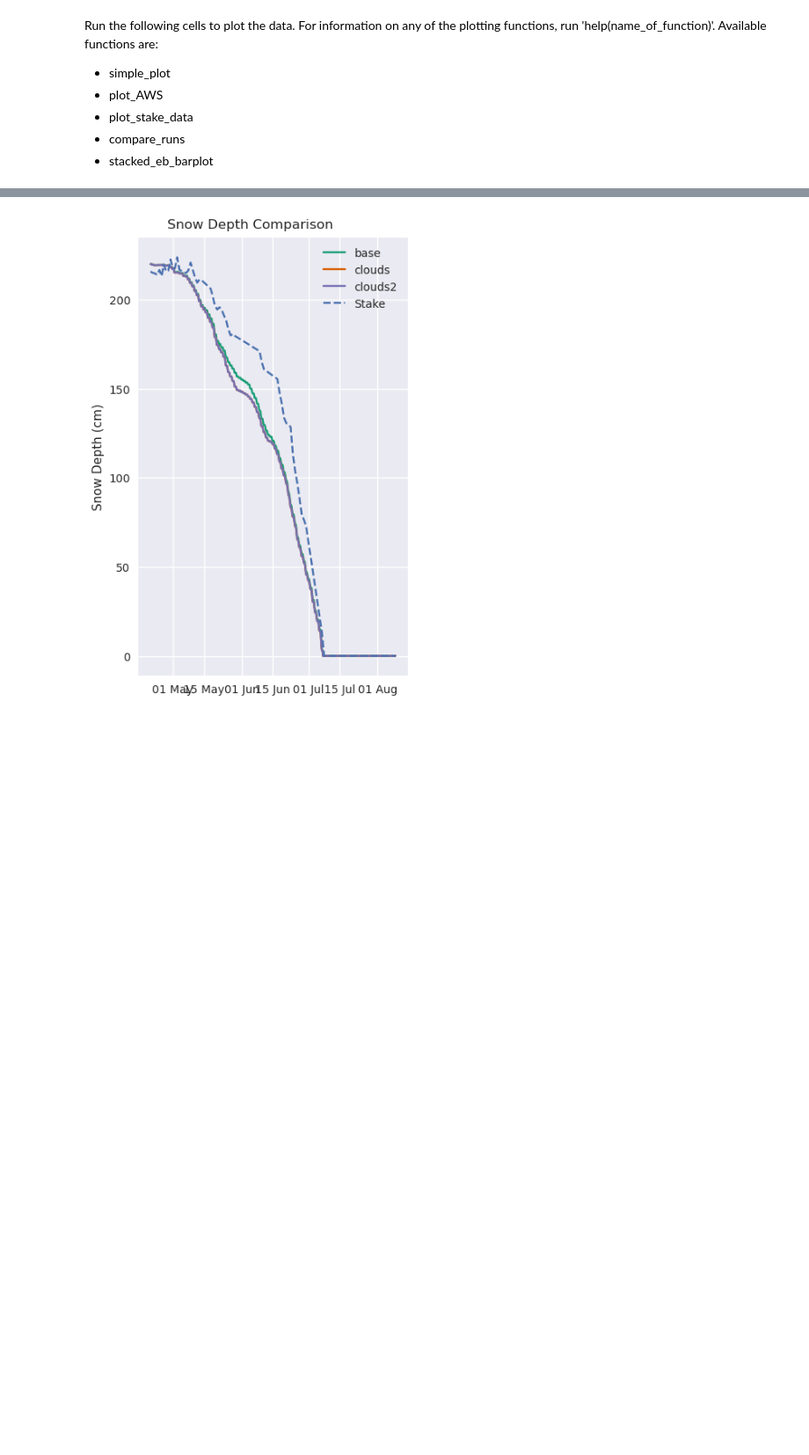
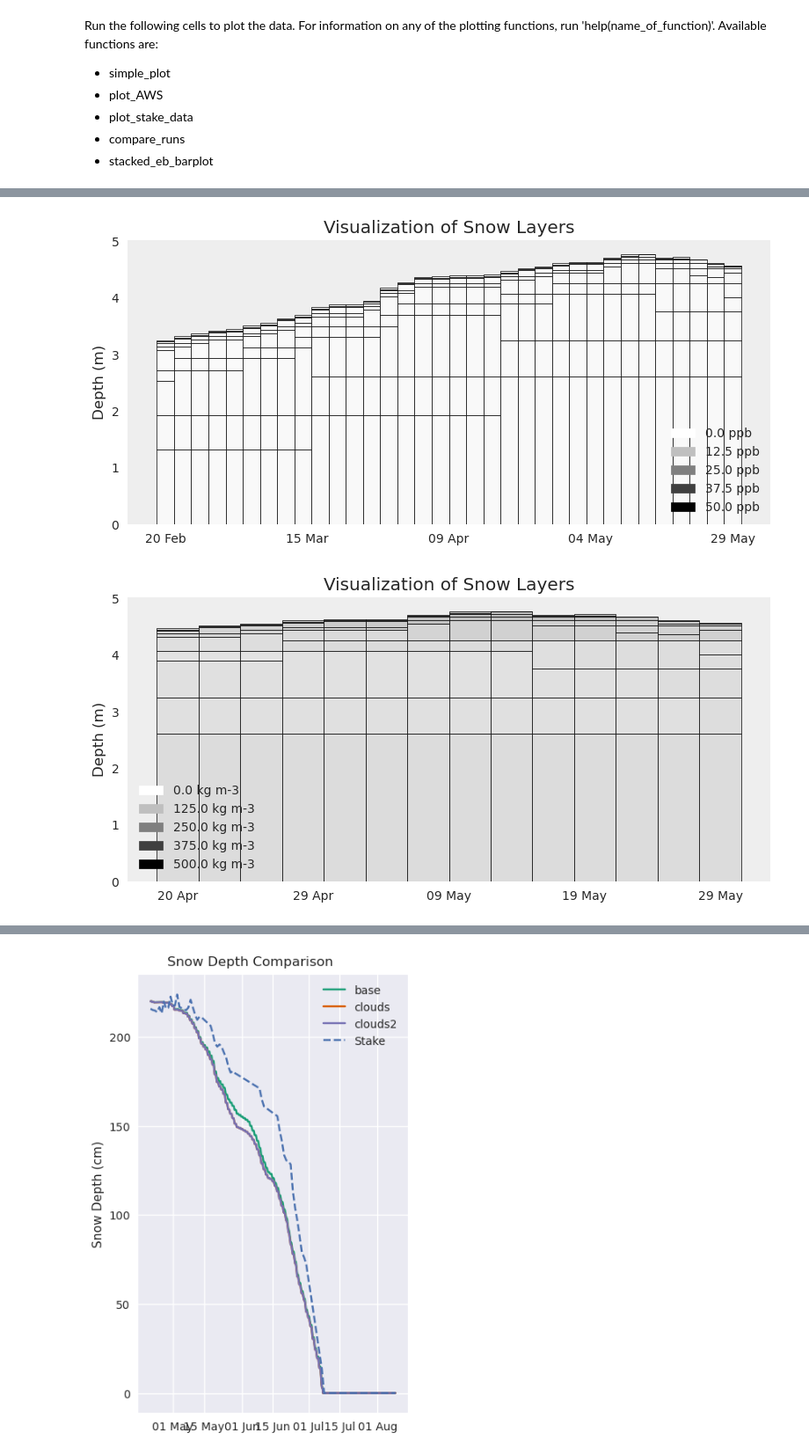
Before and after one commit to drounce/PyGEM, a Jupyter notebook: pygem_eb/processing/ebplotting.ipynb, the cells around one changed output, grey strips where cells are left out. Shown at 88% size. Cells and saved outputs as stored; diff of their text form; code cells hidden in the pictures; blank space fills up the shorter version.

```diff
--- a/pygem_eb/processing/ebplotting.ipynb
+++ b/pygem_eb/processing/ebplotting.ipynb
@@ -20,0 +30,9 @@ Run the following cells to plot the data. For information on any of the plotting
+# %%
+time = pd.date_range('2004-02-20 00:30','2004-05-30 23:30',freq='3d')
+visualize_layers(ds,0,time,'layerBC')
+# visualize_layers(ds,0,time,'layertemp')
+visualize_layers(ds,0,pd.date_range('2004-04-20 00:30','2004-05-30 23:30',freq='3d'),'layerdensity')
+# simple_plot(ds,0,time,[['albedo'],['snowdepth'],['meltenergy','SWnet']])
+# %% [output]
+[figure, added]
+[figure, added]
```
Also changed, not shown: parts of 20 cells of this notebook, 9 other files.
